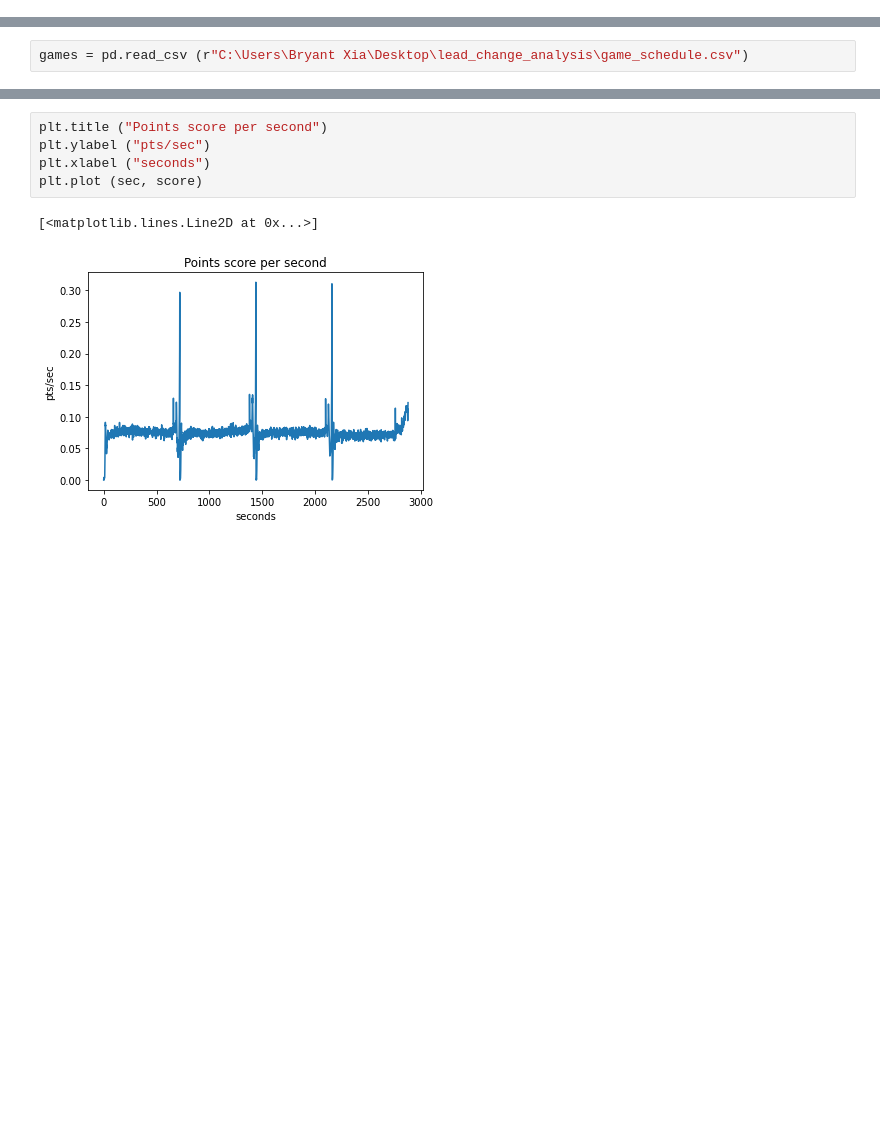
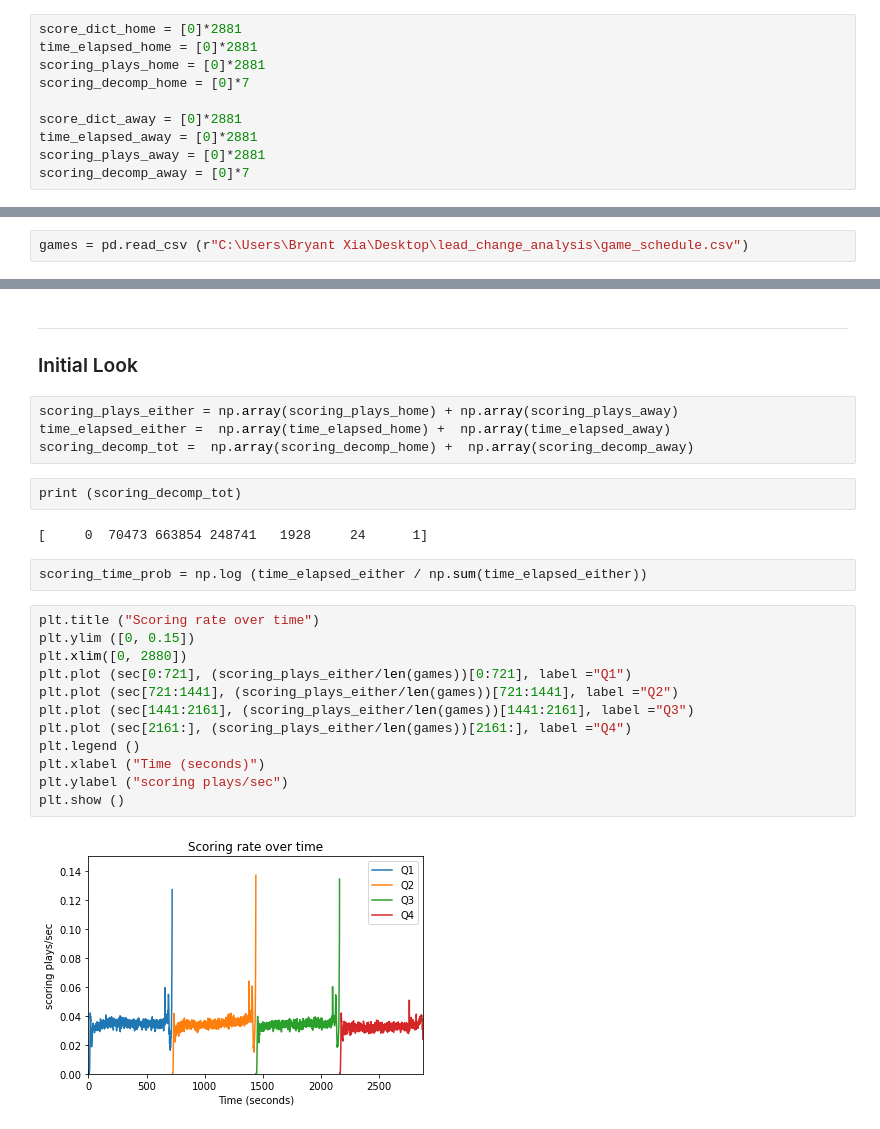
Before and after one commit to bryantx22/nba_random_walk, a Jupyter notebook: pbp_games/scoring_rate_and_dist.ipynb, the cells around one changed output, grey strips where cells are left out. Saved outputs shown, nothing was run; the diff lists cells and outputs as text; blank space fills up the shorter version.

Commit message:
figures and rate calcs

```diff
--- a/pbp_games/scoring_rate_and_dist.ipynb
+++ b/pbp_games/scoring_rate_and_dist.ipynb
@@ -103,0 +87,10 @@ def add_points (sample):
+# %%
+score_dict_home = [0]*2881
+time_elapsed_home = [0]*2881
+scoring_plays_home = [0]*2881
+scoring_decomp_home = [0]*7
+
+score_dict_away = [0]*2881
+time_elapsed_away = [0]*2881
+scoring_plays_away = [0]*2881
+scoring_decomp_away = [0]*7
@@ -138,8 +174,27 @@ score = np.array(score_dict)/len(games)
-# %%
-plt.title ("Points score per second")
-plt.ylabel ("pts/sec")
-plt.xlabel ("seconds")
-plt.plot (sec, score)
-# %% [output]
-[<matplotlib.lines.Line2D at 0x...>]
-[figure, removed]
+# %% [markdown]
+---
+### Initial Look
+# %%
+scoring_plays_either = np.array(scoring_plays_home) + np.array(scoring_plays_away)
+time_elapsed_either =  np.array(time_elapsed_home) +  np.array(time_elapsed_away)
+scoring_decomp_tot =  np.array(scoring_decomp_home) +  np.array(scoring_decomp_away)
+# %%
+print (scoring_decomp_tot)
+# %% [output]
+[     0  70473 663854 248741   1928     24      1]
+# %%
+scoring_time_prob = np.log (time_elapsed_either / np.sum(time_elapsed_either))
+# %%
+plt.title ("Scoring rate over time")
+plt.ylim ([0, 0.15])
+plt.xlim([0, 2880])
+plt.plot (sec[0:721], (scoring_plays_either/len(games))[0:721], label ="Q1")
+plt.plot (sec[721:1441], (scoring_plays_either/len(games))[721:1441], label ="Q2")
+plt.plot (sec[1441:2161], (scoring_plays_either/len(games))[1441:2161], label ="Q3")
+plt.plot (sec[2161:], (scoring_plays_either/len(games))[2161:], label ="Q4")
+plt.legend ()
+plt.xlabel ("Time (seconds)")
+plt.ylabel ("scoring plays/sec")
+plt.show ()
+# %% [output]
+[figure, added]
```
Also changed, not shown: parts of 13 cells of this notebook, 4 other files.
